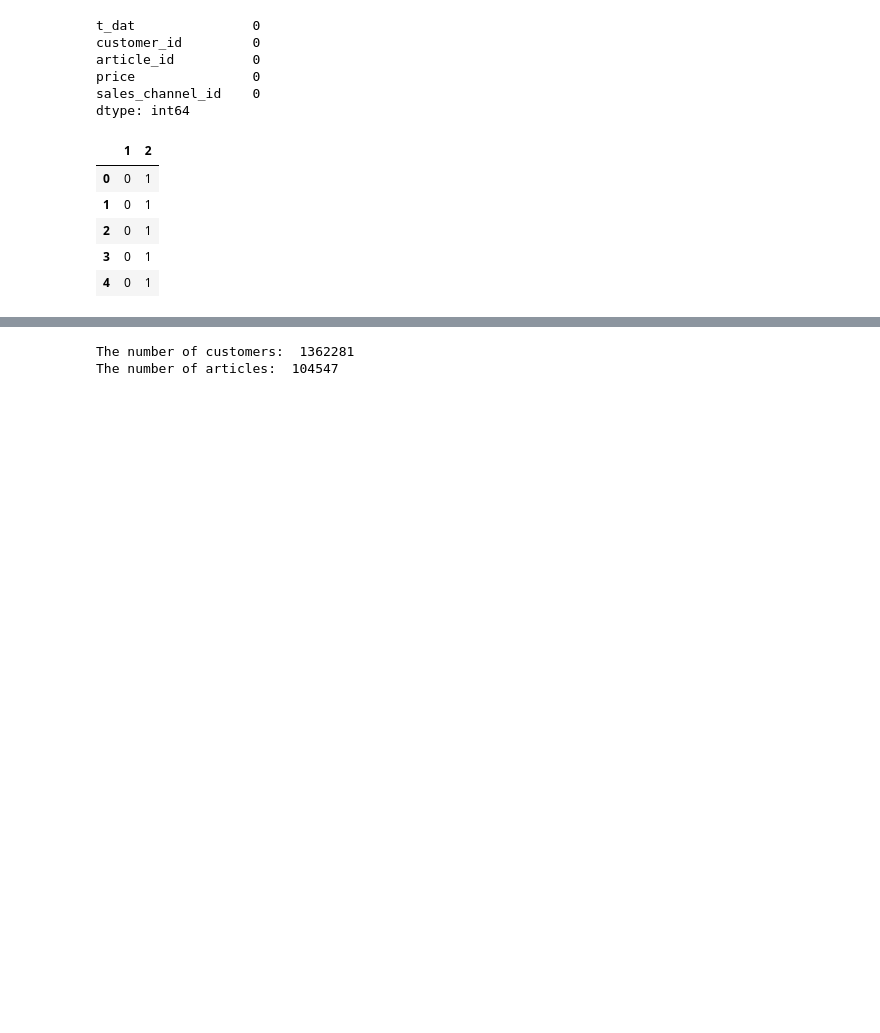
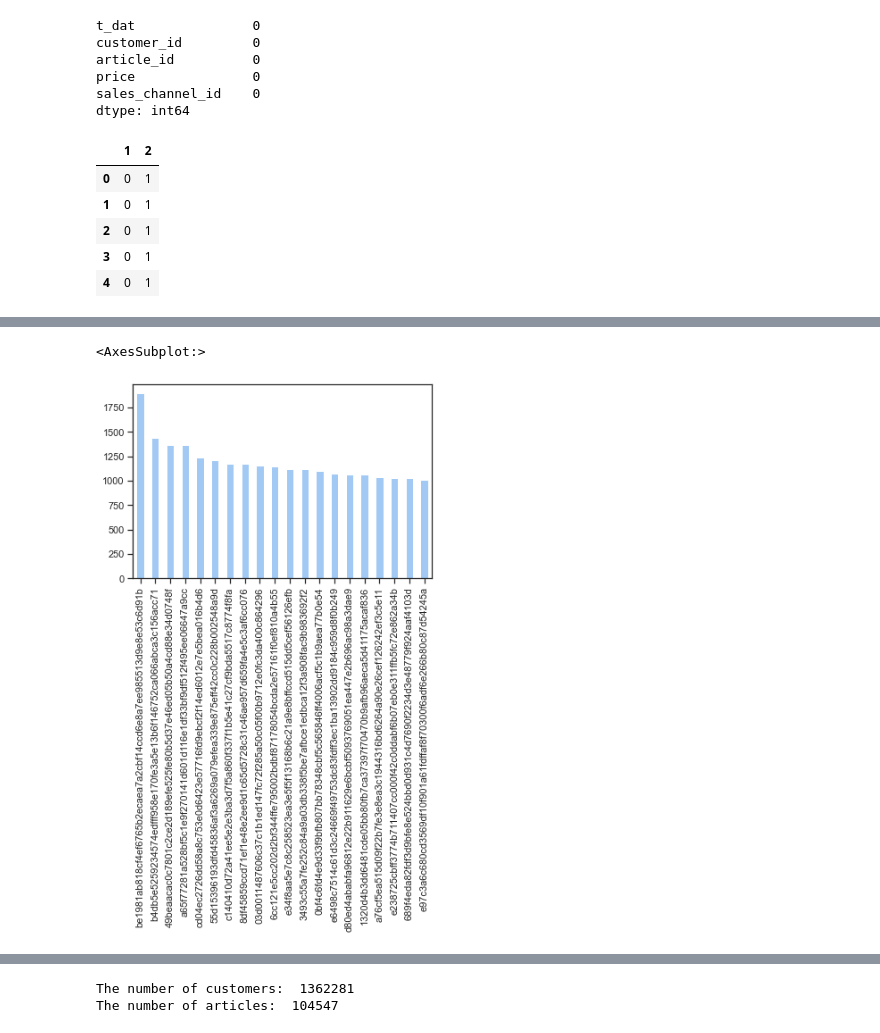
Before and after one commit to enyasantos/Kaggle_Personalized_Fashion_Recommendations, a Jupyter notebook: tp.ipynb, the cells around one changed output, grey strips where cells are left out. Saved outputs shown, nothing was run; the diff lists cells and outputs as text; code cells hidden in the pictures; blank space fills up the shorter version.

```diff
--- a/tp.ipynb
+++ b/tp.ipynb
@@ -107 +151,6 @@ c140410d72a41ee5e2e3ba3d7f5a860f337f1b5e41c27cf9bda5517c8774f8fa    1170
 Name: customer_id, dtype: int64
+# %%
+transactions['customer_id'].value_counts()[:20].plot(kind='bar')
+# %% [output]
+<AxesSubplot:>
+[figure, added]
```
Also changed, not shown: parts of 19 cells of this notebook, 1 other file.
